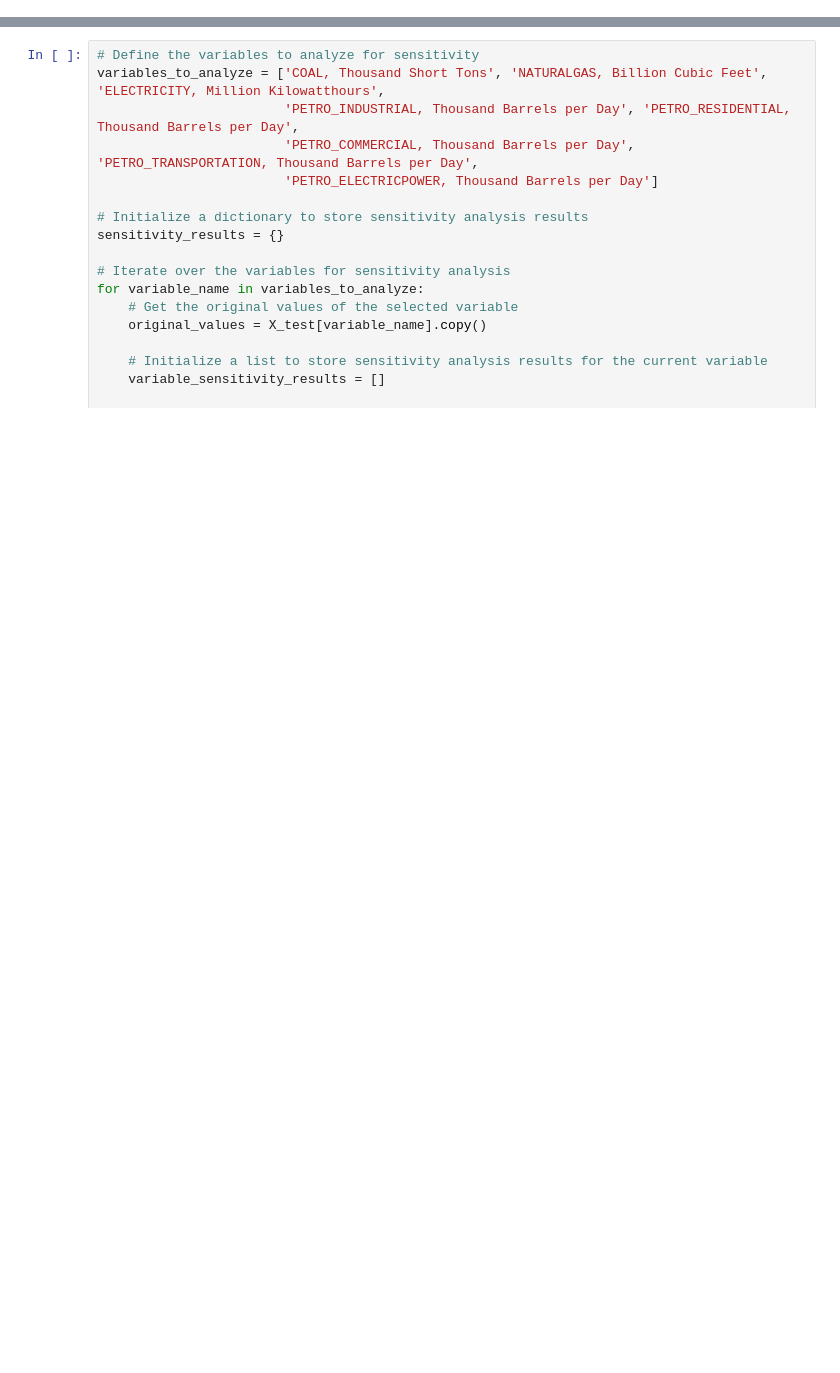
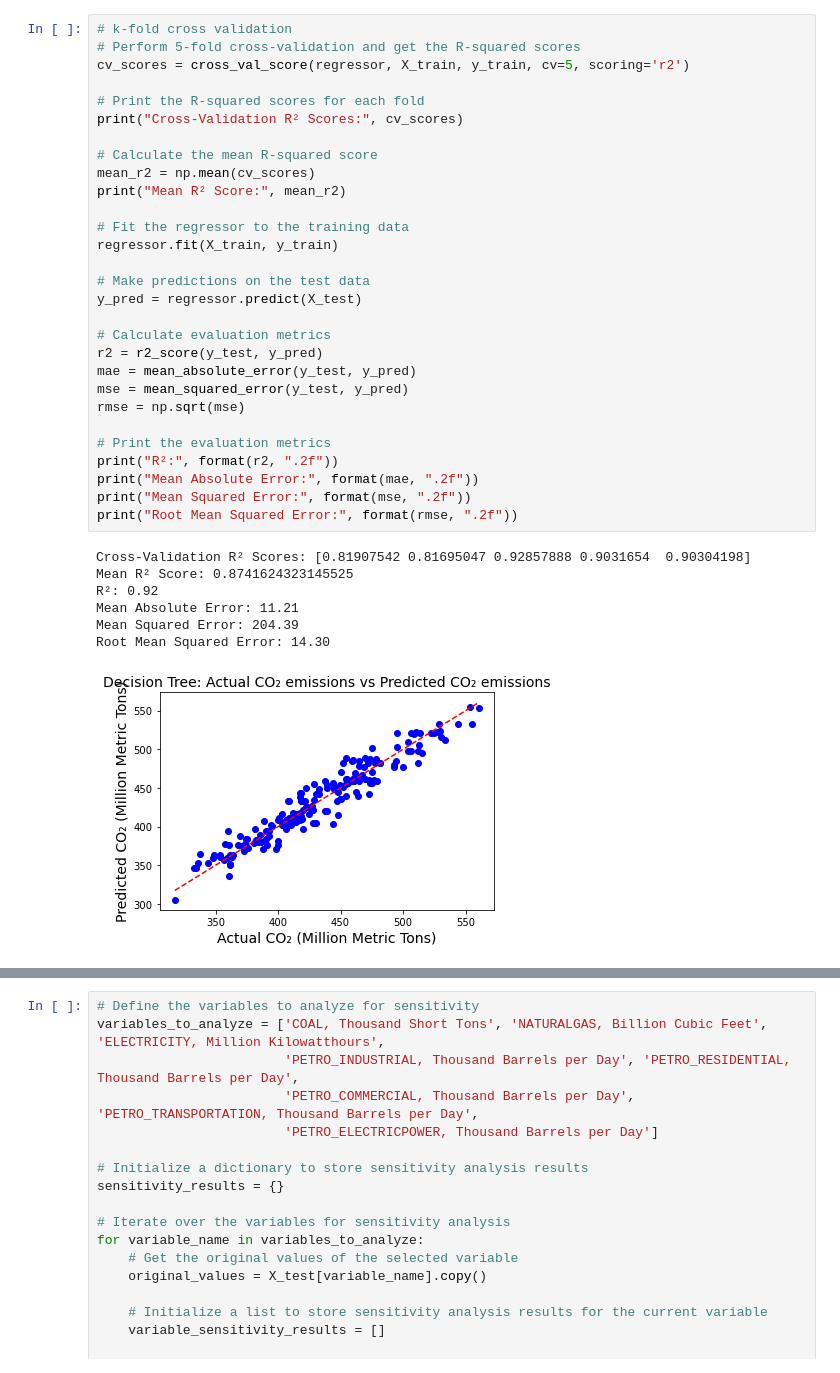
Before and after one commit to jr198868/ML_US_ENERGY, a Jupyter notebook: ML/decision_trees_model.ipynb, the cells around one changed output, grey strips where cells are left out. Cells and saved outputs as stored; diff of their text form; blank space fills up the shorter version.

Commit message:
determine best k and k-fold cross validation

```diff
--- a/ML/decision_trees_model.ipynb
+++ b/ML/decision_trees_model.ipynb
@@ -136,0 +141,37 @@ Root Mean Squared Error: 14.45
+# %%
+# k-fold cross validation
+# Perform 5-fold cross-validation and get the R-squared scores
+cv_scores = cross_val_score(regressor, X_train, y_train, cv=5, scoring='r2')
+
+# Print the R-squared scores for each fold
+print("Cross-Validation R² Scores:", cv_scores)
+
+# Calculate the mean R-squared score
+mean_r2 = np.mean(cv_scores)
+print("Mean R² Score:", mean_r2)
+
+# Fit the regressor to the training data
+regressor.fit(X_train, y_train)
+
+# Make predictions on the test data
+y_pred = regressor.predict(X_test)
+
+# Calculate evaluation metrics
+r2 = r2_score(y_test, y_pred)
+mae = mean_absolute_error(y_test, y_pred)
+mse = mean_squared_error(y_test, y_pred)
+rmse = np.sqrt(mse)
+
+# Print the evaluation metrics
+print("R²:", format(r2, ".2f"))
+print("Mean Absolute Error:", format(mae, ".2f"))
+print("Mean Squared Error:", format(mse, ".2f"))
+print("Root Mean Squared Error:", format(rmse, ".2f"))
+# %% [output]
+Cross-Validation R² Scores: [0.81907542 0.81695047 0.92857888 0.9031654  0.90304198]
+Mean R² Score: 0.8741624323145525
+R²: 0.92
+Mean Absolute Error: 11.21
+Mean Squared Error: 204.39
+Root Mean Squared Error: 14.30
+[figure, added]
```
Also changed, not shown: parts of 4 cells of this notebook, 6 other files.
